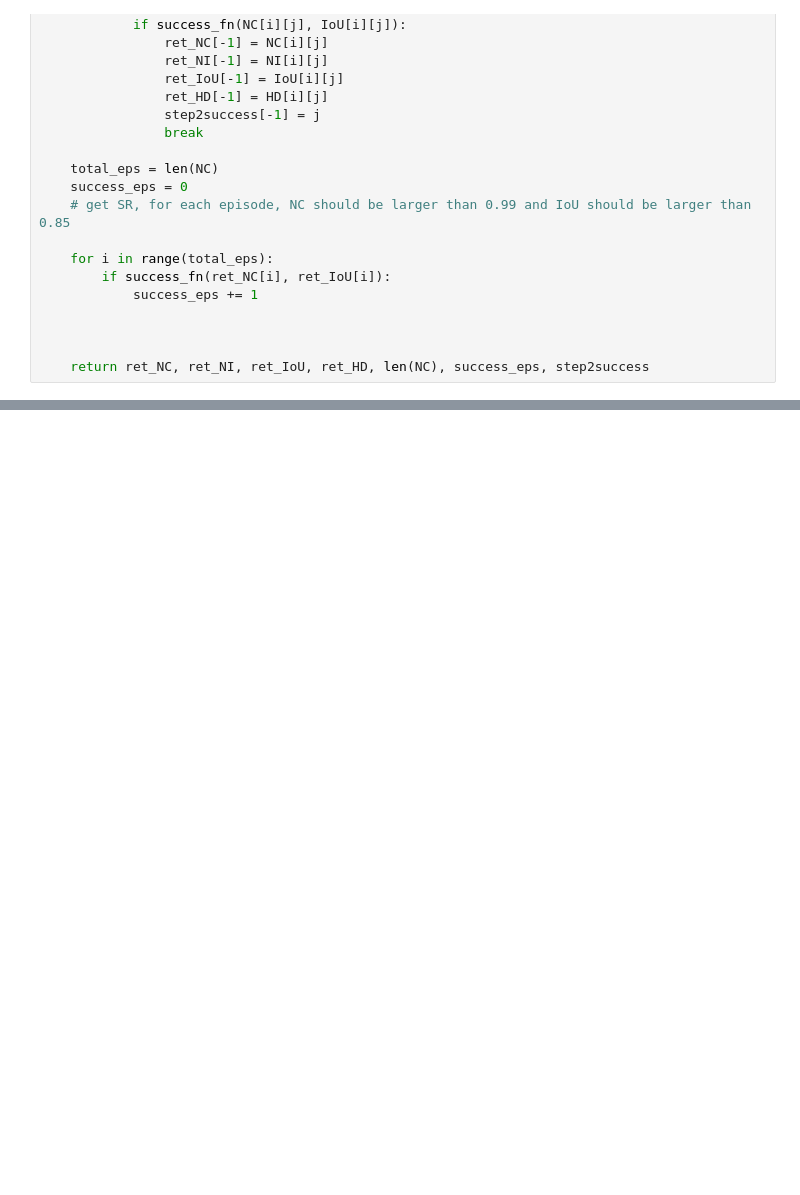
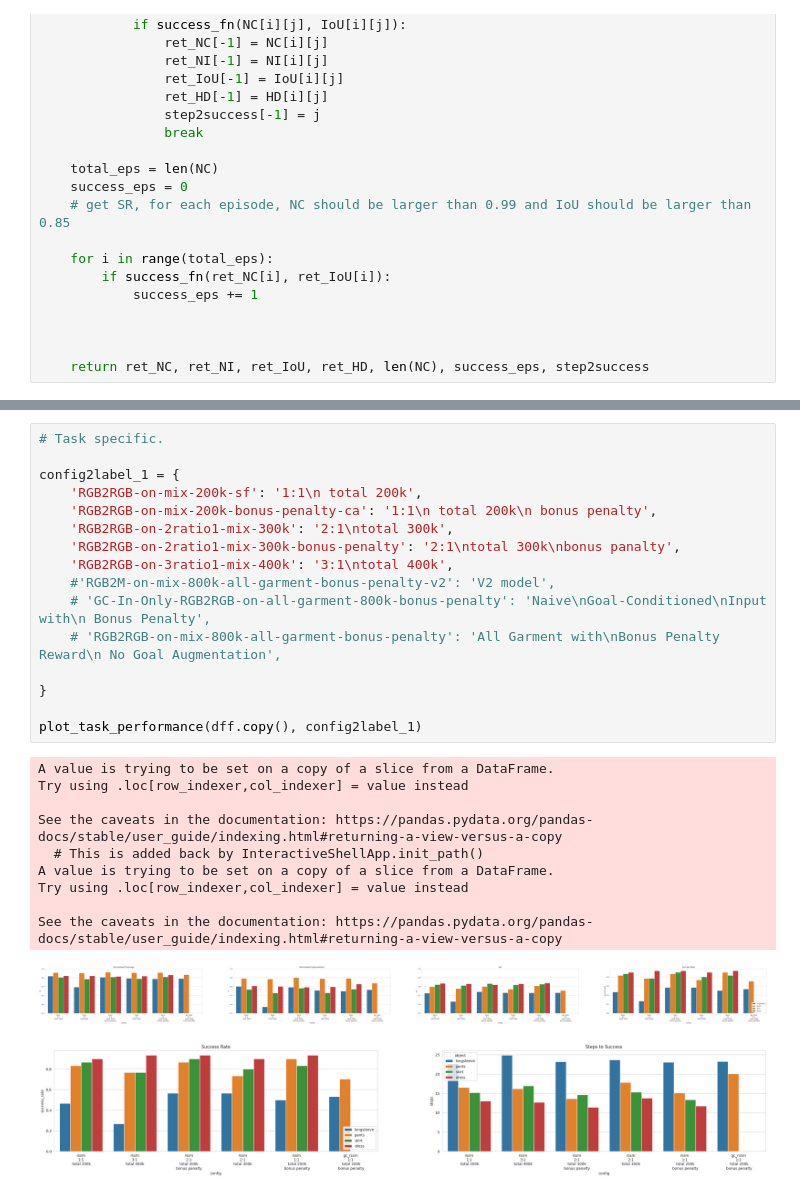
Before and after one commit to st-cortex-lab/LaGarNet, a Jupyter notebook: analysis/sim_task_performance.ipynb, the cells around one changed output, grey strips where cells are left out. Cells and saved outputs as stored; diff of their text form; blank space fills up the shorter version.

```diff
--- a/analysis/sim_task_performance.ipynb
+++ b/analysis/sim_task_performance.ipynb
@@ -378,0 +493,28 @@ plt.savefig(os.path.join(analysis_pth, 'success_rate_and_steps.png'))
+# %%
+# Task specific.
+
+config2label_1 = {
+    'RGB2RGB-on-mix-200k-sf': '1:1\n total 200k',
+    'RGB2RGB-on-mix-200k-bonus-penalty-ca': '1:1\n total 200k\n bonus penalty',
+    'RGB2RGB-on-2ratio1-mix-300k': '2:1\ntotal 300k',
+    'RGB2RGB-on-2ratio1-mix-300k-bonus-penalty': '2:1\ntotal 300k\nbonus panalty',
+    'RGB2RGB-on-3ratio1-mix-400k': '3:1\ntotal 400k',
+    #'RGB2M-on-mix-800k-all-garment-bonus-penalty-v2': 'V2 model',
+    # 'GC-In-Only-RGB2RGB-on-all-garment-800k-bonus-penalty': 'Naive\nGoal-Conditioned\nInput with\n Bonus Penalty',
+    # 'RGB2RGB-on-mix-800k-all-garment-bonus-penalty': 'All Garment with\nBonus Penalty Reward\n No Goal Augmentation',
+
+}
+
+plot_task_performance(dff.copy(), config2label_1)
+# %% [output]
+A value is trying to be set on a copy of a slice from a DataFrame.
+Try using .loc[row_indexer,col_indexer] = value instead
+
+See the caveats in the documentation: https://pandas.pydata.org/pandas-docs/stable/user_guide/indexing.html#returning-a-view-versus-a-copy
+  # This is added back by InteractiveShellApp.init_path()
+A value is trying to be set on a copy of a slice from a DataFrame.
+Try using .loc[row_indexer,col_indexer] = value instead
+
+See the caveats in the documentation: https://pandas.pydata.org/pandas-docs/stable/user_guide/indexing.html#returning-a-view-versus-a-copy
+[figure, added]
+[figure, added]
```
Also changed, not shown: parts of 5 cells of this notebook, 18 other files.
